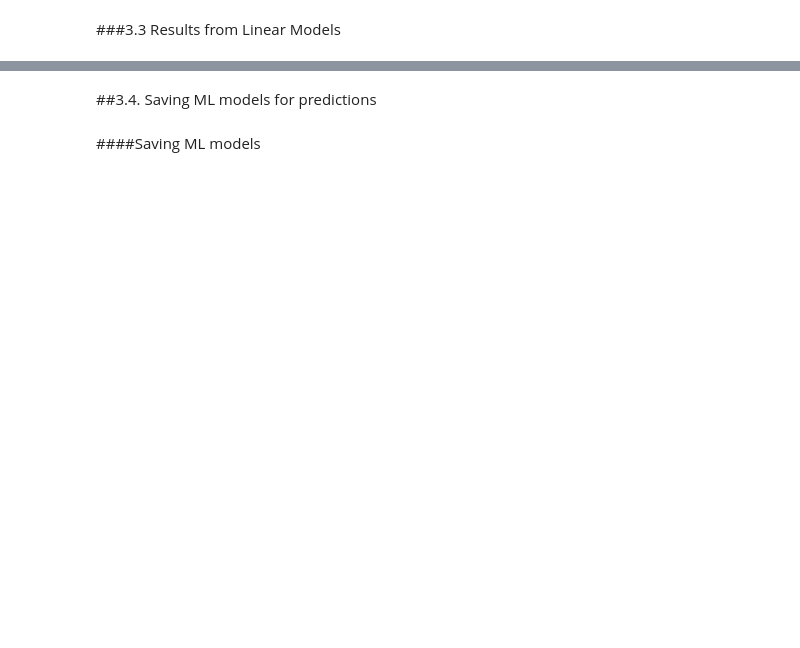
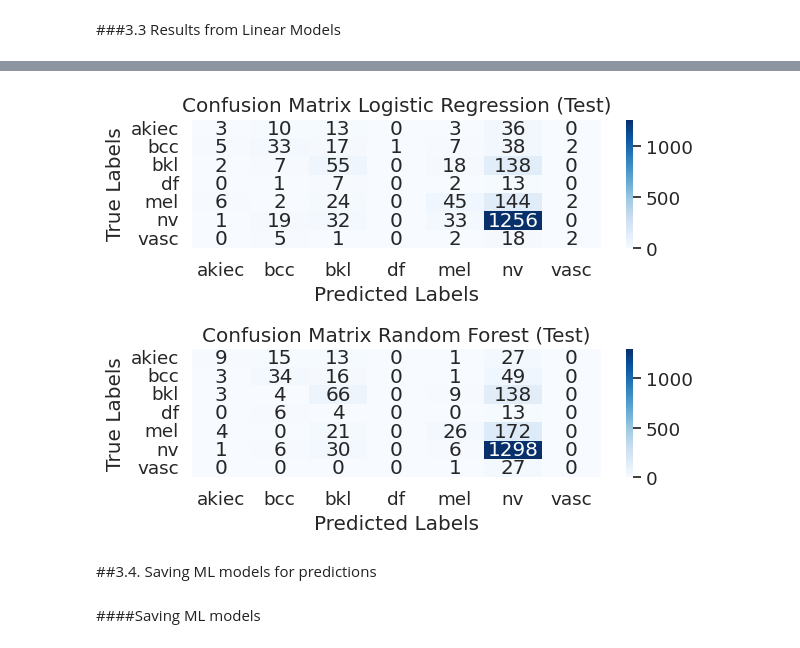
Before and after one commit to anmo1987/Final_project_Artefact, a Jupyter notebook: Copy_of_Image_Analysis_CNN.ipynb, the cells around one changed output, grey strips where cells are left out. Cells and saved outputs as stored; diff of their text form; code cells hidden in the pictures; blank space fills up the shorter version.

```diff
--- a/Copy_of_Image_Analysis_CNN.ipynb
+++ b/Copy_of_Image_Analysis_CNN.ipynb
@@ -1125,7 +1245,7 @@ Model 1 with data augmented seems the best model for prediction we will plot the
 # %%
 ###IF WE WANT TO RESTART FROM THE FLATTEN CSV FILE
 # Load the CSV file containing flattened image data and labels.
-df = pd.read_csv('/content/skin_cancer_dataset/image_scaled_flatten.csv')
+df = pd.read_csv('/content/image_scaled_flatten.csv')
 
 # Extract flattened image data and labels.
 y = df['y'].values
@@ -1134,6 +1254,7 @@ df = df.drop('labels_id', axis=1)
 X = df
 # %%
 ##Train test split
+X = df
 X_train_ml, X_test_ml, y_train_ml, y_test_ml = train_test_split(X, y, stratify= y, test_size=0.2, random_state=42)
 X_train_ml.shape, y_train_ml.shape, X_test_ml.shape, y_test_ml.shape
 # %% [output]
@@ -1237,31 +1358,33 @@ plt.savefig("Results_ML_images_analysis.jpg", format='jpg')
 # %%
 ##Plotting confusion test and train matrices from SVM
 from sklearn.metrics import confusion_matrix
 
 # Predictions on the train and test datasets
-conf_matrix_test_svm = confusion_matrix(y_test_ml, svm.predict(X_test_ml))
-conf_matrix_train_svm = confusion_matrix(y_train_ml, svm.predict(X_train_ml))
+conf_matrix_test_rf = confusion_matrix(y_test_ml, clf.predict(X_test_ml))
+conf_matrix_test_lr = confusion_matrix(y_test_ml, lr.predict(X_test_ml))
 
 class_labels_text =['akiec', 'bcc', 'bkl', 'df', 'mel', 'nv', 'vasc']
 
 # Plot the confusion matrix for the training dataset
 plt.subplot(2, 1, 1)
 sns.set(font_scale=1.2)
-sns.heatmap(conf_matrix_train_svm, annot=True, fmt='d', cmap='Blues', xticklabels=class_labels_text, yticklabels=class_labels_text)
+sns.heatmap(conf_matrix_test_lr, annot=True, fmt='d', cmap='Blues', xticklabels=class_labels_text, yticklabels=class_labels_text)
 plt.xlabel("Predicted Labels")
 plt.ylabel("True Labels")
-plt.title("Confusion Matrix SVM (Train)")
+plt.title("Confusion Matrix Logistic Regression (Test)")
 
 # Plot the confusion matrix for the test dataset
 plt.subplot(2, 1, 2)
 sns.set(font_scale=1.2)
-sns.heatmap(conf_matrix_test_svm, annot=True, fmt='d', cmap='Blues', xticklabels=class_labels_text, yticklabels=class_labels_text)
+sns.heatmap(conf_matrix_test_rf, annot=True, fmt='d', cmap='Blues', xticklabels=class_labels_text, yticklabels=class_labels_text)
 plt.xlabel("Predicted Labels")
 plt.ylabel("True Labels")
-plt.title("Confusion Matrix SVM (Test)")
+plt.title("Confusion Matrix Random Forest (Test)")
 
 plt.tight_layout()
 plt.show()
+# %% [output]
+[figure, added]
 # %% [markdown]
 ##3.4. Saving ML models for predictions
 # %% [markdown]
```
Also changed, not shown: parts of 28 cells of this notebook.
